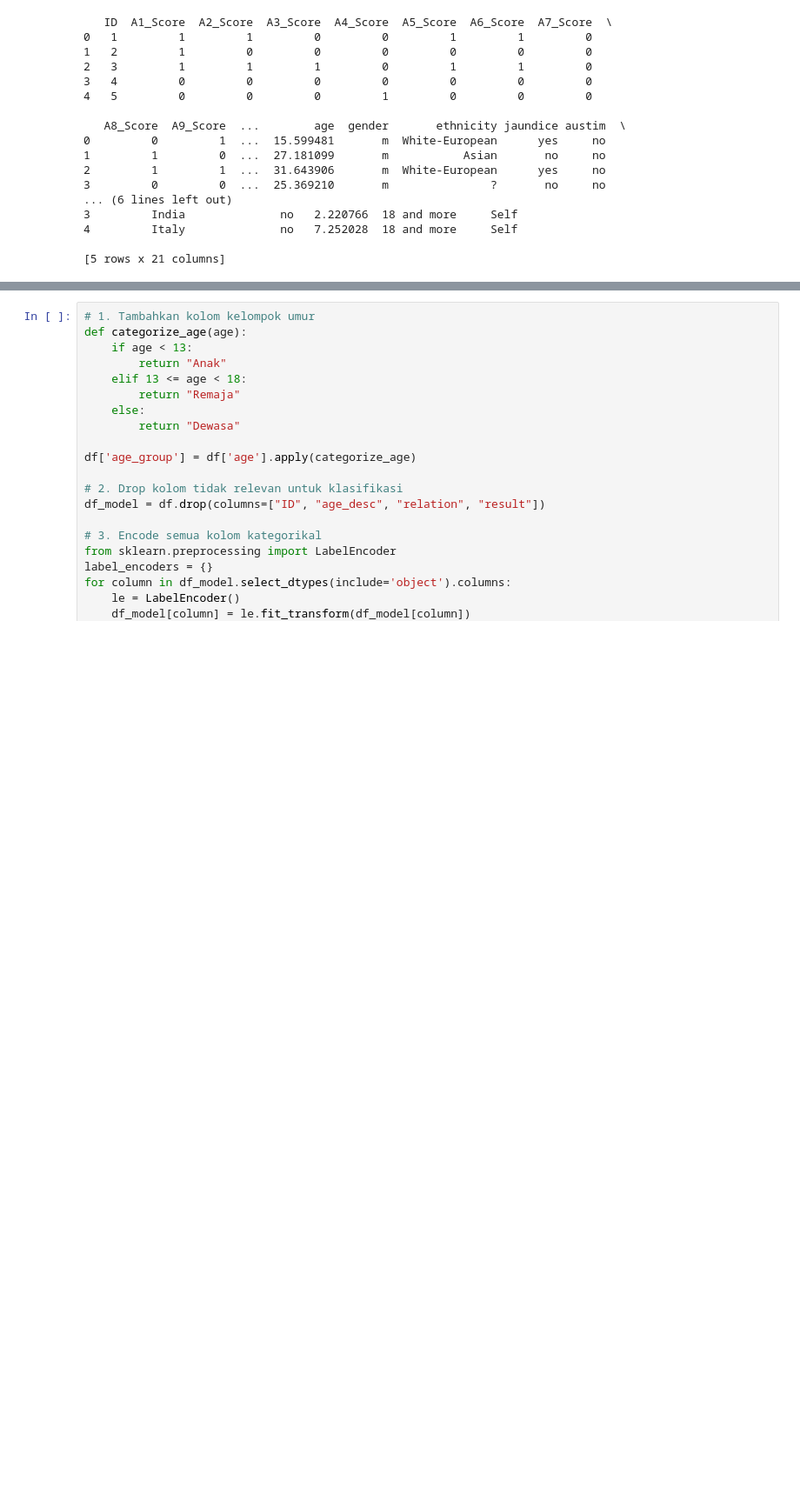
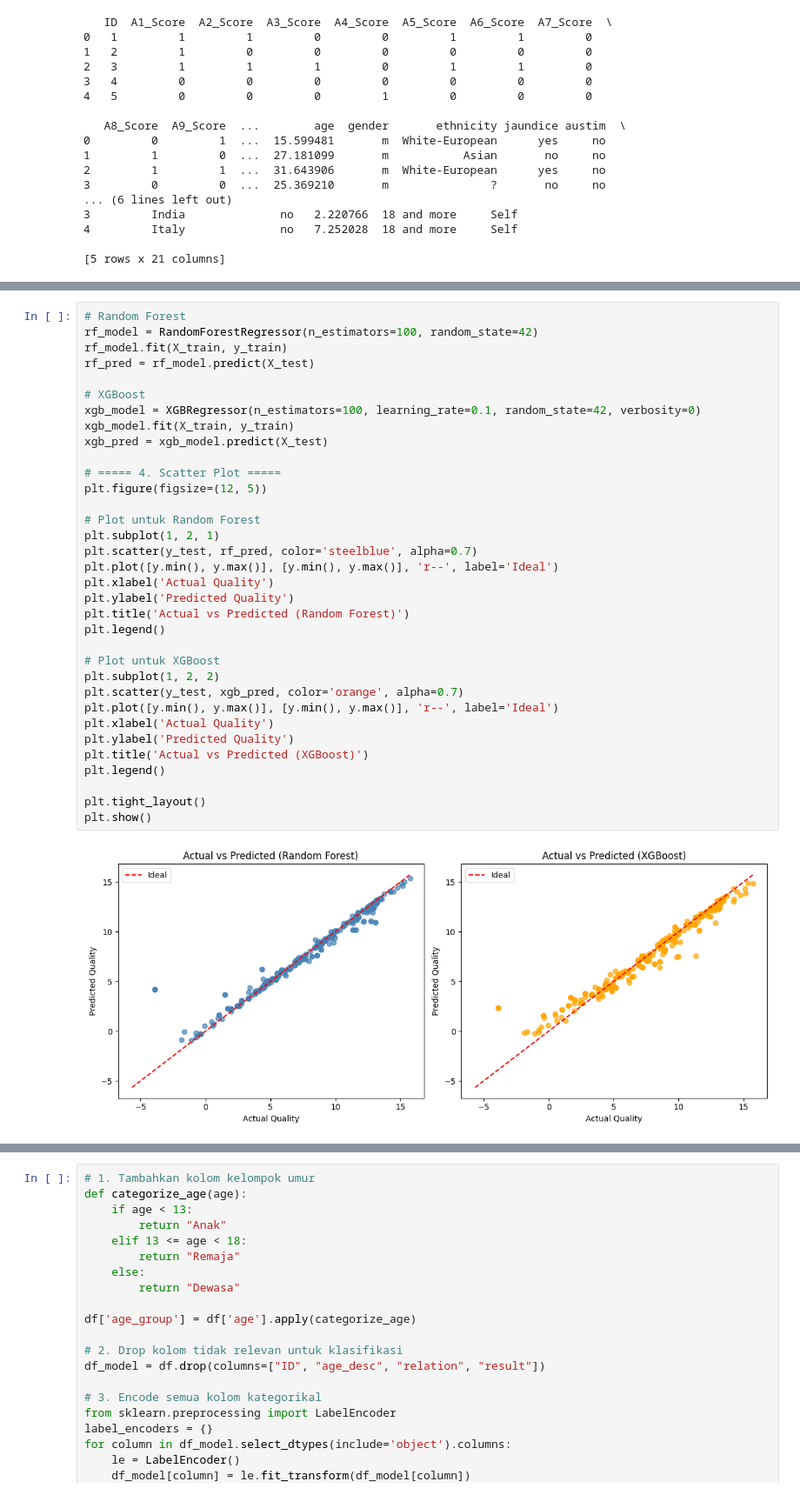
Before and after one commit to 0Sensei2/Data-Mining, a Jupyter notebook: Prediksi_Regresi_dan_Klasifikasi.ipynb, the cells around one changed output, grey strips where cells are left out. Shown at 87% size. Cells and saved outputs as stored; diff of their text form; blank space fills up the shorter version.

```diff
--- a/Prediksi_Regresi_dan_Klasifikasi.ipynb
+++ b/Prediksi_Regresi_dan_Klasifikasi.ipynb
@@ -135,0 +129,36 @@ plt.show()
+# %%
+# Random Forest
+rf_model = RandomForestRegressor(n_estimators=100, random_state=42)
+rf_model.fit(X_train, y_train)
+rf_pred = rf_model.predict(X_test)
+
+# XGBoost
+xgb_model = XGBRegressor(n_estimators=100, learning_rate=0.1, random_state=42, verbosity=0)
+xgb_model.fit(X_train, y_train)
+xgb_pred = xgb_model.predict(X_test)
+
+# ===== 4. Scatter Plot =====
+plt.figure(figsize=(12, 5))
+
+# Plot untuk Random Forest
+plt.subplot(1, 2, 1)
+plt.scatter(y_test, rf_pred, color='steelblue', alpha=0.7)
+plt.plot([y.min(), y.max()], [y.min(), y.max()], 'r--', label='Ideal')
+plt.xlabel('Actual Quality')
+plt.ylabel('Predicted Quality')
+plt.title('Actual vs Predicted (Random Forest)')
+plt.legend()
+
+# Plot untuk XGBoost
+plt.subplot(1, 2, 2)
+plt.scatter(y_test, xgb_pred, color='orange', alpha=0.7)
+plt.plot([y.min(), y.max()], [y.min(), y.max()], 'r--', label='Ideal')
+plt.xlabel('Actual Quality')
+plt.ylabel('Predicted Quality')
+plt.title('Actual vs Predicted (XGBoost)')
+plt.legend()
+
+plt.tight_layout()
+plt.show()
+# %% [output]
+[figure, added]
```
Also changed, not shown: parts of 4 cells of this notebook.
